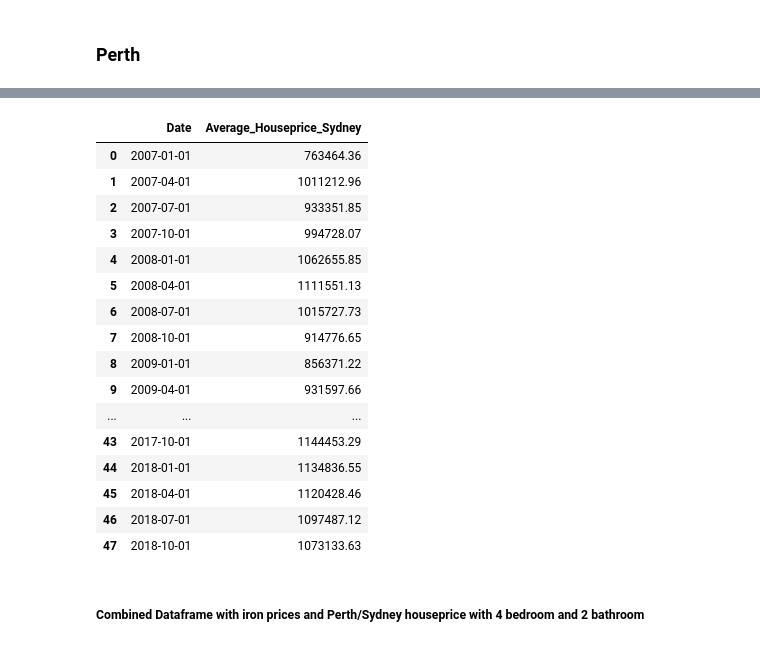
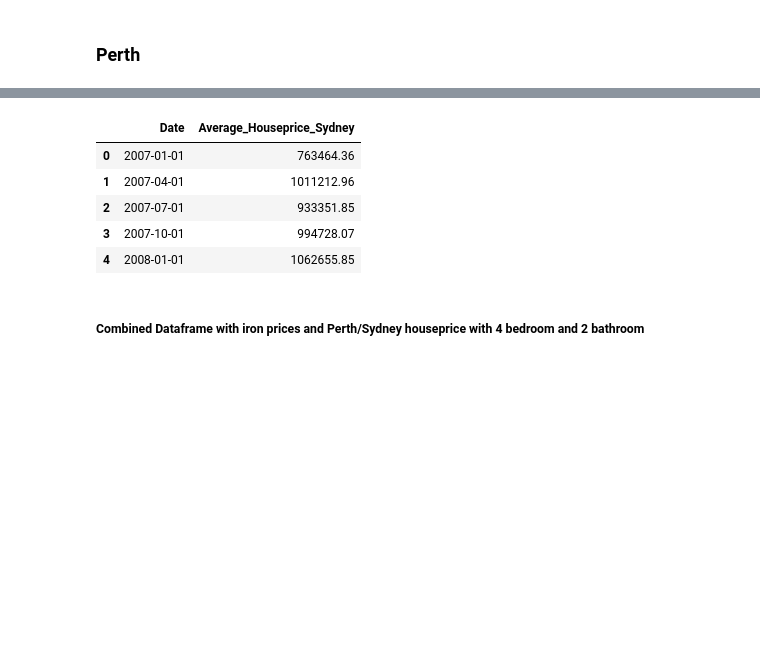
Before and after one commit to Shreestina/Impact-Of-Iron-ore-Price-on-Housing-Prices, a Jupyter notebook: Data/House_Commodities_Data_Analysis.ipynb, the cells around one changed output, grey strips where cells are left out. Cells and saved outputs as stored; diff of their text form; code cells hidden in the pictures; blank space fills up the shorter version.

```diff
--- a/Data/House_Commodities_Data_Analysis.ipynb
+++ b/Data/House_Commodities_Data_Analysis.ipynb
@@ -118,38 +96,27 @@ perth_4bed2bath_avgprice_final
 # %%
 #For Sydney 4 bed and 2 bathroom
 #Filter as per city and then upto date required
 fourbed_twobath_sydney=four_bed_two_bath[four_bed_two_bath['CITY']=="Sydney"]
 fourbed_twobath_sydneyonly=fourbed_twobath_sydney[fourbed_twobath_sydney['Date']<"2019-06"]
 pd.set_option('display.float_format', lambda x: '%.2f' % x)
 
 #Using groupby by date to calculate average house price month wise
 #Then converting series to a dataframe
 sydney_4bed2bath_edited = fourbed_twobath_sydneyonly.groupby("Date")["PRICE"].mean()
 sydney_4bed2bath_avgprice = pd.DataFrame({'Date':sydney_4bed2bath_edited.index, 'Average_Houseprice_Sydney':sydney_4bed2bath_edited.values})
 
 #As the date type is in period which cant be plotted in graph so converting to datetime
 sydney_4bed2bath_avgprice_final =sydney_4bed2bath_avgprice
 sydney_4bed2bath_avgprice_final["Date"]=sydney_4bed2bath_avgprice_final["Date"].astype(str)
 sydney_4bed2bath_avgprice_final["Date"]=pd.to_datetime(sydney_4bed2bath_avgprice_final["Date"])
-sydney_4bed2bath_avgprice_final
+sydney_4bed2bath_avgprice_final.head()
 # %% [output]
 |  | Date | Average_Houseprice_Sydney |
 | 0 | 2007-01-01 | 763464.36 |
 | 1 | 2007-04-01 | 1011212.96 |
 | 2 | 2007-07-01 | 933351.85 |
 | 3 | 2007-10-01 | 994728.07 |
 | 4 | 2008-01-01 | 1062655.85 |
-| 5 | 2008-04-01 | 1111551.13 |
-| 6 | 2008-07-01 | 1015727.73 |
-| 7 | 2008-10-01 | 914776.65 |
-| 8 | 2009-01-01 | 856371.22 |
-| 9 | 2009-04-01 | 931597.66 |
-| ... | ... | ... |
-| 43 | 2017-10-01 | 1144453.29 |
-| 44 | 2018-01-01 | 1134836.55 |
-| 45 | 2018-04-01 | 1120428.46 |
-| 46 | 2018-07-01 | 1097487.12 |
-| 47 | 2018-10-01 | 1073133.63 |
 # %% [markdown]
 ##### Combined Dataframe with iron prices and Perth/Sydney houseprice with 4 bedroom and 2 bathroom
 # %%
```
Also changed, not shown: parts of 3 cells of this notebook.
